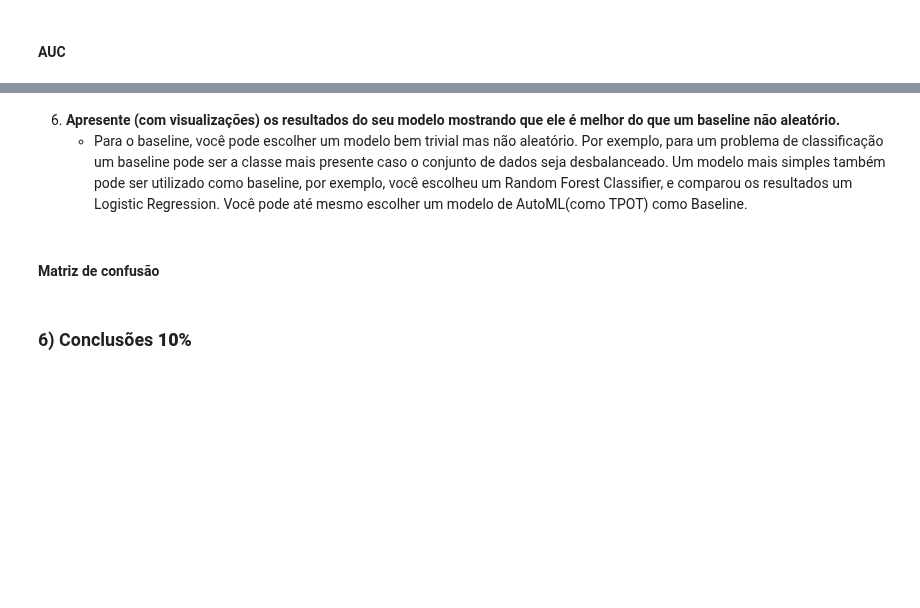
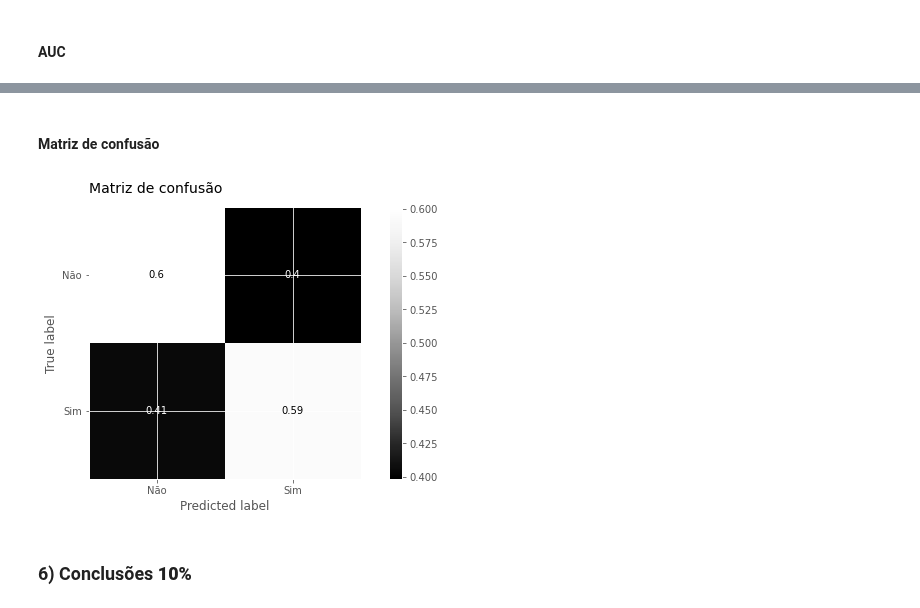
Before and after one commit to LilianeAquino/aed_projeto_3, a Jupyter notebook: template.ipynb, the cells around one changed output, grey strips where cells are left out. Cells and saved outputs as stored; diff of their text form; code cells hidden in the pictures; blank space fills up the shorter version.

```diff
--- a/template.ipynb
+++ b/template.ipynb
@@ -1143,16 +1085,7 @@ params
 # %% [markdown]
 #### Definição do modelo
 # %%
-model = MLPClassifier(
-            hidden_layer_sizes=(),
-            activation="",
-            solver="",
-            alpha="",
-            max_iter=1000,
-            batch_size=60,
-            shuffle=True
-        )
-
+model = XGBClassifier(objective= 'binary:logistic', nthread=4)
 model.fit(X_train, y_train)
 y_pred = model.predict_proba(X_test)[:,1]
 auc = round(roc_auc_score(y_test, y_pred), 2)
@@ -1159,0 +1147,22 @@ print(f'AUC: {auc}')
+# %%
+model = XGBClassifier(
+    objective= 'binary:logistic',
+    nthread=4,
+    subsample=.7,
+    reg_lambda=0.0,
+    reg_alpha=.01,
+    n_estimators=150,
+    min_child_weight=1,
+    max_depth=5,
+    max_delta_step=0,
+    learning_rate=0.1,
+    gamma=0,
+    colsample_bytree=0.8,
+    colsample_bylevel=1,
+    base_score=0.5
+)
+
+model.fit(X_train, y_train)
+y_pred = model.predict_proba(X_test)[:,1]
+auc = round(roc_auc_score(y_test, y_pred), 2)
+print(f'AUC: {auc}')
@@ -1180,23 +1198,21 @@ plt.show()
-# %% [markdown]
-6. **Apresente (com visualizações) os resultados do seu modelo mostrando que ele é melhor do que um baseline não aleatório.**
-    * Para o baseline, você pode escolher um modelo bem trivial mas não aleatório. Por exemplo, para um problema de classificação um baseline pode ser a classe mais presente caso o conjunto de dados seja desbalanceado.  Um modelo mais simples também pode ser utilizado como baseline, por exemplo, você escolheu um Random Forest Classifier, e comparou os resultados um Logistic Regression. Você pode até mesmo escolher um modelo de AutoML(como TPOT) como Baseline.
 # %% [markdown]
 #### Matriz de confusão
 # %%
 from sklearn.metrics import plot_confusion_matrix
 
 np.set_printoptions(precision=2)
 
-plt.rcParams['figure.figsize'] = [15, 6]
+plt.rcParams['figure.figsize'] = [10, 5]
 
 disp = plot_confusion_matrix(model, X_test, y_test,
                                  display_labels=encoder.classes_.tolist(),
-                                 cmap=plt.cm.cividis_r,
-                                 normalize='true',
-                                 xticks_rotation = 'vertical'
-                                 )
-disp.ax_.set_title('Matriz de confusão', y=1.03, size=14, loc='left', x=-0.06)
+                                 cmap=plt.cm.Greys_r,
+                                 normalize='true'
+                            )
+disp.ax_.set_title('Matriz de confusão', y=1.03, size=14, loc='left', x=-0.0009)
 plt.show()
+# %% [output]
+[figure, added]
 # %% [markdown]
 ### 6) Conclusões **10%**
 # %% [markdown]
```
Also changed, not shown: parts of 69 cells of this notebook.
